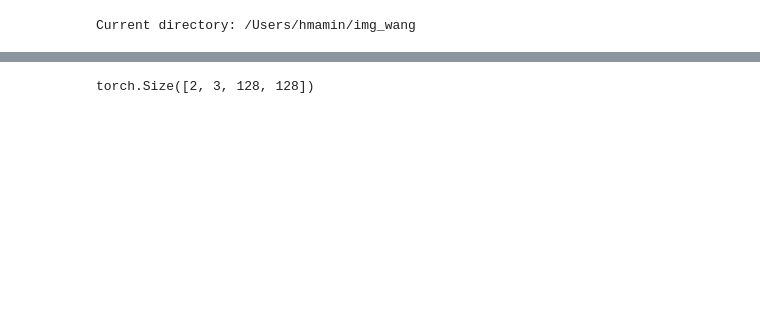
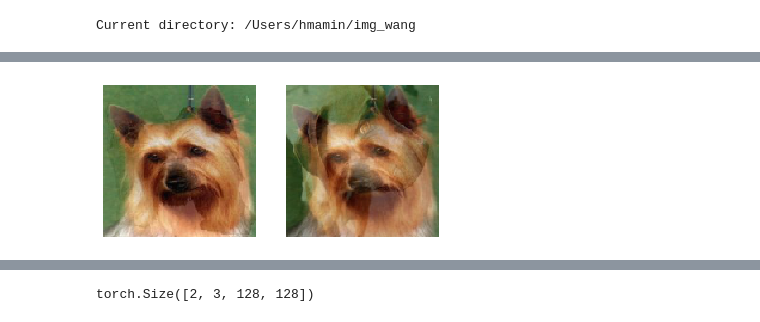
Before and after one commit to hdmamin/self-supervised-vision-exp, a Jupyter notebook: notebooks/nb02-unsup-model.ipynb, the cells around one changed output, grey strips where cells are left out. Cells and saved outputs as stored; diff of their text form; code cells hidden in the pictures; blank space fills up the shorter version.

```diff
--- a/notebooks/nb02-unsup-model.ipynb
+++ b/notebooks/nb02-unsup-model.ipynb
@@ -36,2 +35,5 @@ plt.show()
 # %%
-*xb, yb = next(iter(dl))
+*xb, yb = next(iter(dlt))
+show_images(xb[0])
+# %% [output]
+[figure, added]
```
Also changed, not shown: parts of 21 cells of this notebook, 3 other files.
